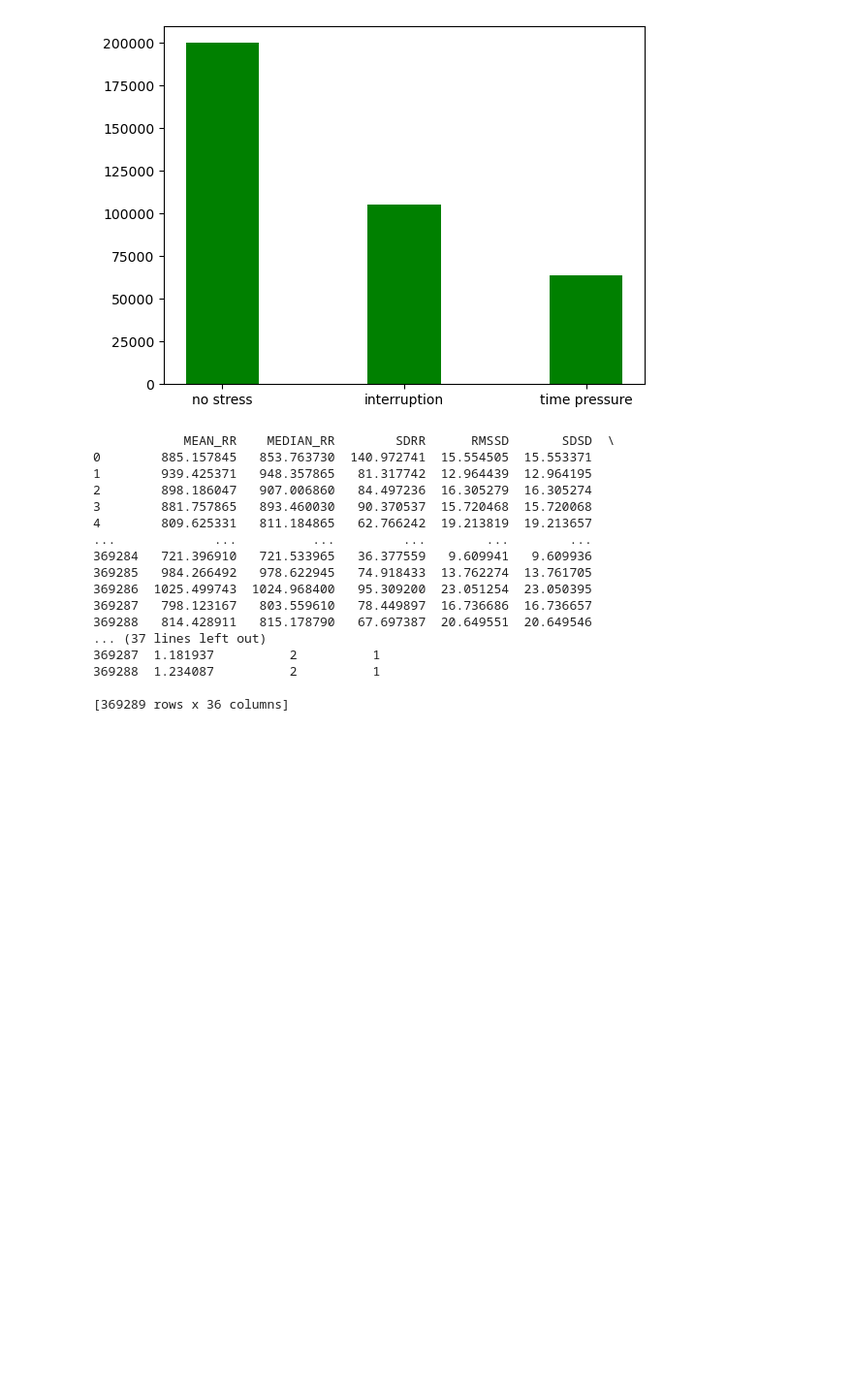
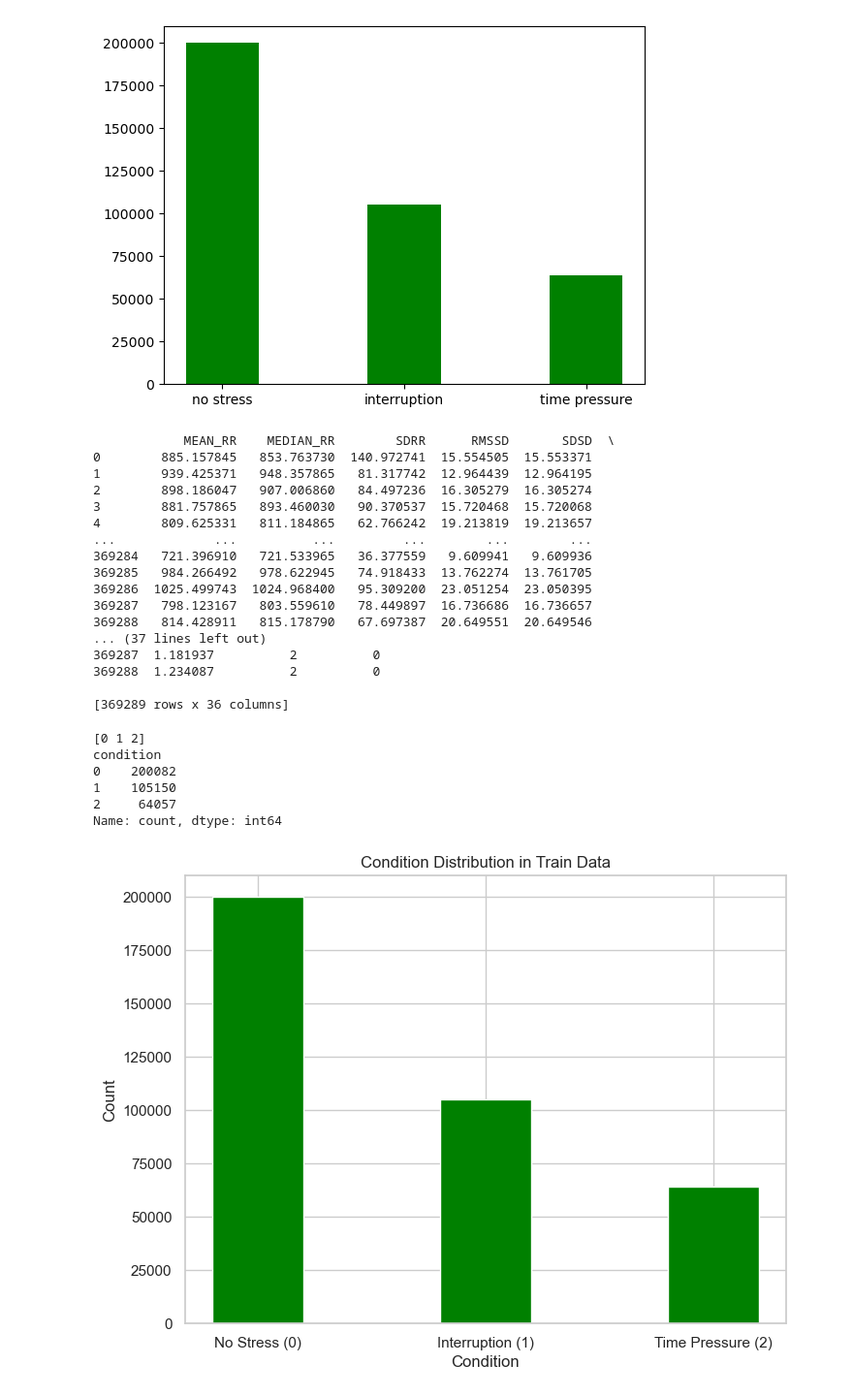
Before and after one commit to samarthnayak04/FaceHRV, a Jupyter notebook: notebook/HrvDatasets.ipynb, the cells around one changed output. Shown: that part at 97% size. Cells and saved outputs as stored; diff of their text form; code cells hidden in the pictures; blank space fills up the shorter version.

Commit message:
visualization

```diff
--- a/notebook/HrvDatasets.ipynb
+++ b/notebook/HrvDatasets.ipynb
@@ -48,11 +52,18 @@ plt.bar(labels,counts, color ='green',
 # %% [output]
 <BarContainer object of 3 artists>
 [figure]
-# %%
-le = preprocessing.LabelEncoder()
-le.fit(train_data['condition'])
-train_data['condition'] = le.transform(train_data['condition'])
-test_data['condition'] = le.transform(test_data['condition'])
+# %%
+train_data['condition'] = train_data['condition'].replace({
+    'no stress': 0,      # no stress -> 0
+    'interruption': 1,   # interruption -> 1
+    'time pressure': 2   # time pressure -> 2
+})
+
+test_data['condition'] = test_data['condition'].replace({
+    'no stress': 0,
+    'interruption': 1,
+    'time pressure': 2
+})
 # %%
 print(train_data)
 # %% [output]
@@ -69,10 +80,43 @@ print(train_data)
 369287   798.123167   803.559610   78.449897  16.736686  16.736657
 369288   814.428911   815.178790   67.697387  20.649551  20.649546
 ... (37 lines left out)
-369287  1.181937          2          1
-369288  1.234087          2          1
+369287  1.181937          2          0
+369288  1.234087          2          0
 
 [369289 rows x 36 columns]
+# %%
+print(train_data['condition'].unique())
+# Count the occurrences of each unique value in the 'condition' column
+condition_counts = train_data['condition'].value_counts()
+
+print(condition_counts)
+# %% [output]
+[0 1 2]
+condition
+0    200082
+1    105150
+2     64057
+Name: count, dtype: int64
+# %%
+import matplotlib.pyplot as plt
+
+# Create a bar chart for condition counts
+conditions = dict(train_data['condition'].value_counts())
+labels = ['No Stress (0)', 'Interruption (1)', 'Time Pressure (2)']
+counts = list(conditions.values())
+
+plt.figure(figsize=(8, 6))
+plt.bar(labels, counts, color='green', width=0.4)
+
+# Add titles and labels
+plt.title('Condition Distribution in Train Data')
+plt.xlabel('Condition')
+plt.ylabel('Count')
+
+# Display the bar chart
+plt.show()
+# %% [output]
+[figure, added]
 # %%
 plt.figure(figsize=(12,10))
 corr = train_data.corr()
```
Also changed, not shown: parts of 7 cells of this notebook, 4 other files.
